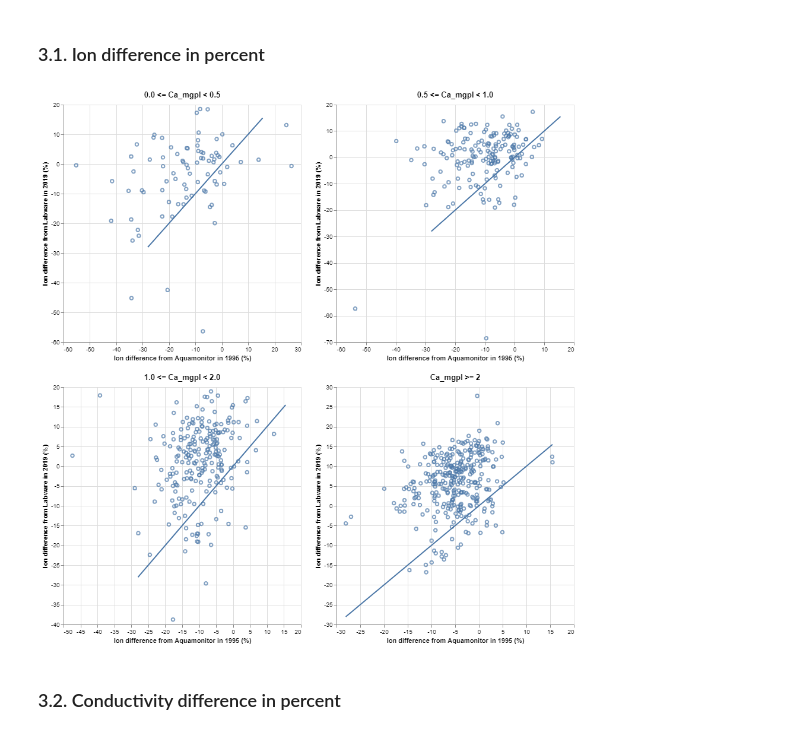
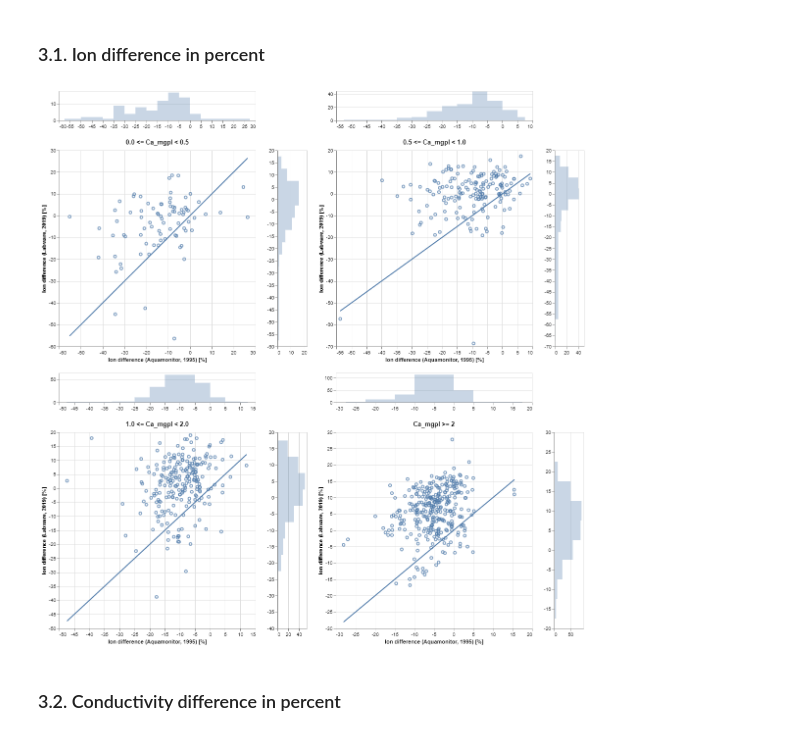
Before and after one commit to NIVANorge/1000_lakes_qc, a Jupyter notebook: notebooks/ion_balance.ipynb, the cells around one changed output. Cells and saved outputs as stored; diff of their text form; code cells hidden in the pictures.

Commit message:
Add marginal histograms.

```diff
--- a/notebooks/ion_balance.ipynb
+++ b/notebooks/ion_balance.ipynb
@@ -90,32 +90,64 @@ for ca_level in ca_levels:
 # %%
 chart_dict = {}
 for idx, ca_level in enumerate(ca_levels):
     data = res_dict[ca_level]
 
-    # Scatter plot
-    scatter = alt.Chart(data, height=400, width=400).mark_point().encode(
-        x=alt.X('ion_diff_pct_am:Q', title='Ion difference (Aquamonitor, 1995) [%]'),
-        y=alt.Y('ion_diff_pct_lw:Q', title='Ion difference (Labware, 2019) [%]'),
-        tooltip=['station_id:N', 'station_name:N', 'sample_date:T', 'ion_diff_pct_lw:Q', 'ion_diff_pct_am:Q'],
-    ).properties(
-        title=ca_level
-    ).interactive()
+    base = alt.Chart(data, height=400, width=400)
+
+    x_domain = alt.selection_interval(bind='scales', encodings=['x'])
+    y_domain = alt.selection_interval(bind='scales', encodings=['y'])
+
+    area_args = {'opacity': .3, 'interpolate': 'step'}
+
+    points = base.mark_point().encode(
+            x=alt.X('ion_diff_pct_am:Q', title='Ion difference (Aquamonitor, 1995) [%]'),
+            y=alt.Y('ion_diff_pct_lw:Q', title='Ion difference (Labware, 2019) [%]'),
+            tooltip=['station_id:N', 'station_name:N', 'sample_date:T', 'ion_diff_pct_lw:Q', 'ion_diff_pct_am:Q'],
+        ).properties(
+            title=ca_level
+        ).add_selection(
+            x_domain
+        ).add_selection(
+            y_domain
+        )
 
     # 1:1 line
-    line = alt.Chart(res_df, height=400, width=400).mark_line().encode(
-        x=alt.X('ion_diff_pct_am:Q', title=''),
-        y=alt.Y('ion_diff_pct_am:Q', title=''),
-    )
+    line = base.mark_line().encode(
+            x=alt.X('ion_diff_pct_am:Q', title=''),
+            y=alt.Y('ion_diff_pct_am:Q', title=''),
+        )
 
-    chart = (scatter + line)
+    top_hist = base.mark_area(**area_args).encode(
+            alt.X('ion_diff_pct_am:Q',
+                  bin=alt.Bin(maxbins=20),
+                  stack=None,
+                  title=''
+                 ),
+            alt.Y('count()', stack=None, title=''),
+        ).properties(height=60).add_selection(
+            x_domain
+        )
+
+    right_hist = base.mark_area(**area_args).encode(
+            alt.Y('ion_diff_pct_lw:Q',
+                  bin=alt.Bin(maxbins=20),
+                  stack=None,
+                  title='',
+                 ),
+            alt.X('count()', stack=None, title=''),
+        ).properties(width=60).add_selection(
+            y_domain
+        )
+
+    chart = top_hist & ((points + line) | right_hist)
     chart_dict[idx] = chart
 
 chart = ((chart_dict[0] | chart_dict[1]) &
          (chart_dict[2] | chart_dict[3]))
 chart.save('../pages/ion_difference_pct.html')
 chart
 # %% [output]
-[figure, old version]
+[figure, new version]
 # %% [markdown]
 ### 3.2. Conductivity difference in percent
 # %%
```
Also changed, not shown: parts of 2 cells of this notebook, 15 other files.
